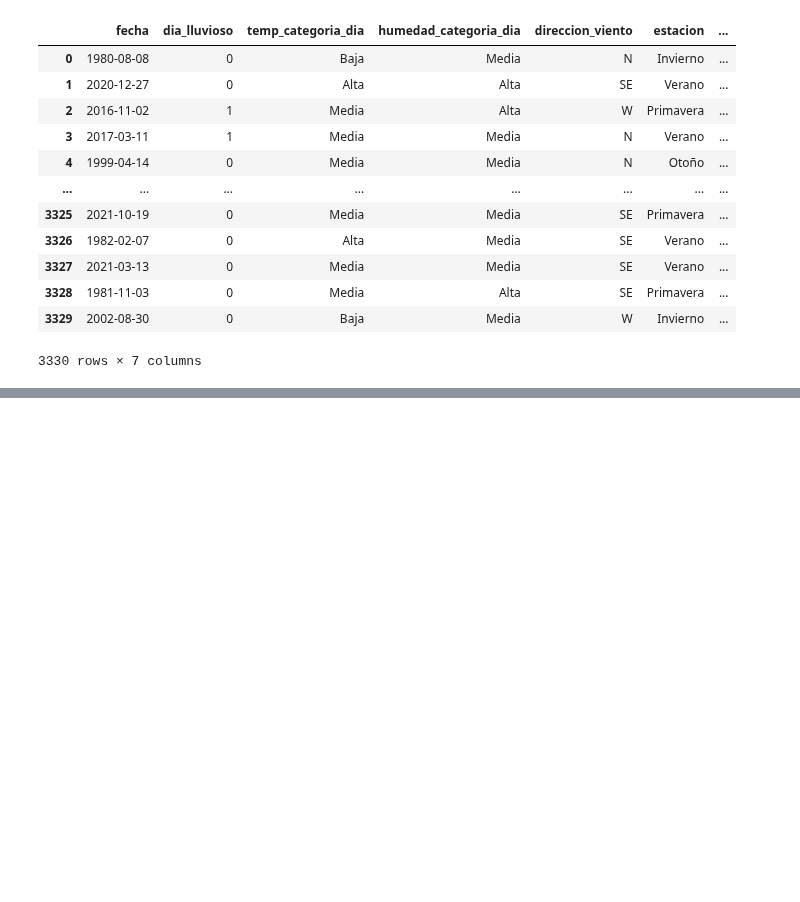
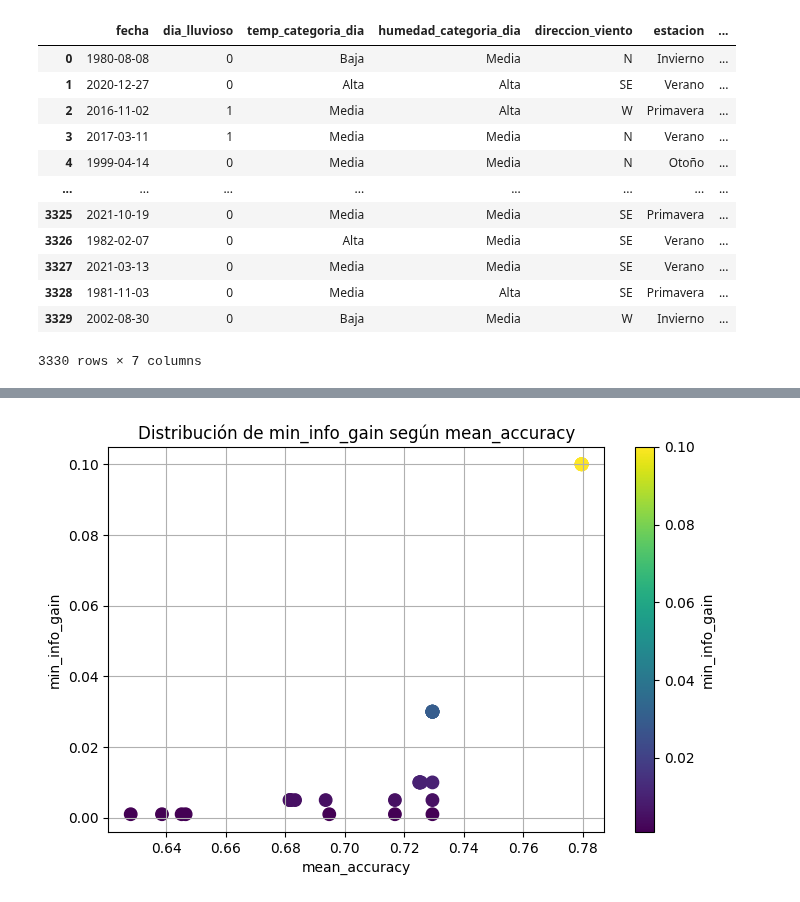
Before and after one commit to facuguisande/AA25, a Jupyter notebook: tarea.ipynb, the cells around one changed output, grey strips where cells are left out. Cells and saved outputs as stored; diff of their text form; code cells hidden in the pictures; blank space fills up the shorter version.

```diff
--- a/tarea.ipynb
+++ b/tarea.ipynb
@@ -766,0 +771,13 @@ prueba_final_m1_df
+# %%
+# Seleccionamos el modelo 2 (con más variables)
+X_train = entrenamiento_final_m2_df.drop(columns=['fecha', 'manana_llueve'])
+y_train = entrenamiento_final_m2_df['manana_llueve']
+X_test = prueba_final_m2_df.drop(columns=['fecha', 'manana_llueve'])
+y_test = prueba_final_m2_df['manana_llueve']
+
+# Convertimos variables categóricas a números (label encoding)
+for col in X_train.columns:
+    if X_train[col].dtype.name == 'category' or X_train[col].dtype == object:
+        cats = X_train[col].astype('category').cat.categories
+        X_train[col] = X_train[col].astype('category').cat.codes
+        X_test[col] = X_test[col].astype('category').cat.set_categories(cats).cat.codes
@@ -766,0 +844,13 @@ prueba_final_m1_df
+# %%
+import matplotlib.pyplot as plt
+
+plt.figure(figsize=(8,5))
+plt.scatter(cv_results_df['mean_accuracy'], cv_results_df['main_info_gain'], c=cv_results_df['main_info_gain'], cmap='viridis', s=80)
+plt.xlabel('mean_accuracy')
+plt.ylabel('min_info_gain')
+plt.title('Distribución de min_info_gain según mean_accuracy')
+plt.colorbar(label='min_info_gain')
+plt.grid(True)
+plt.show()
+# %% [output]
+[figure, added]
```
Also changed, not shown: parts of 13 cells of this notebook, 3 other files.
